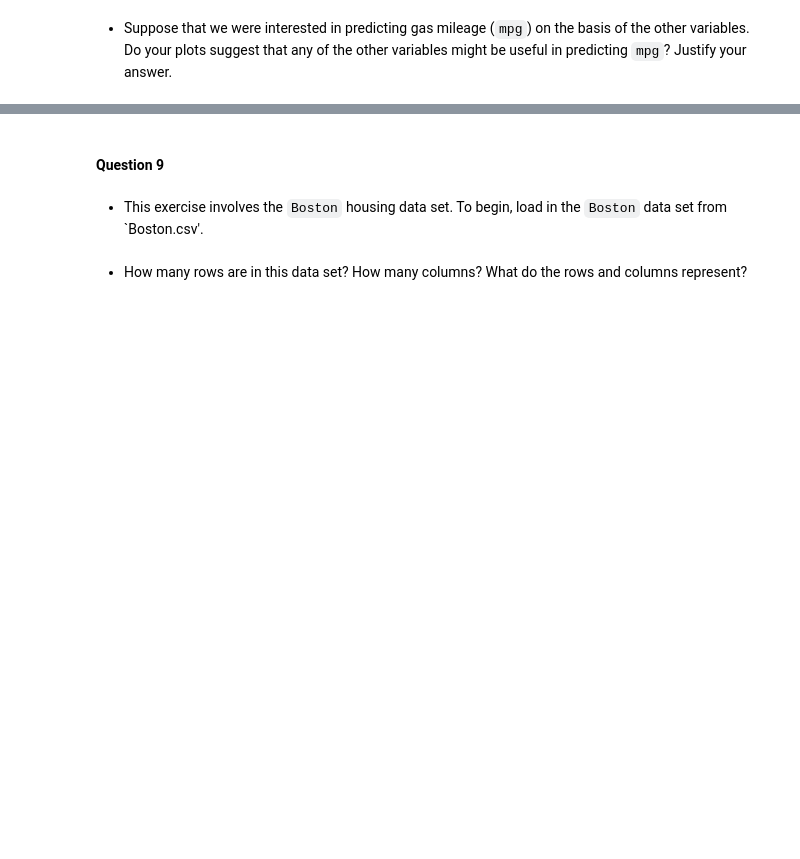
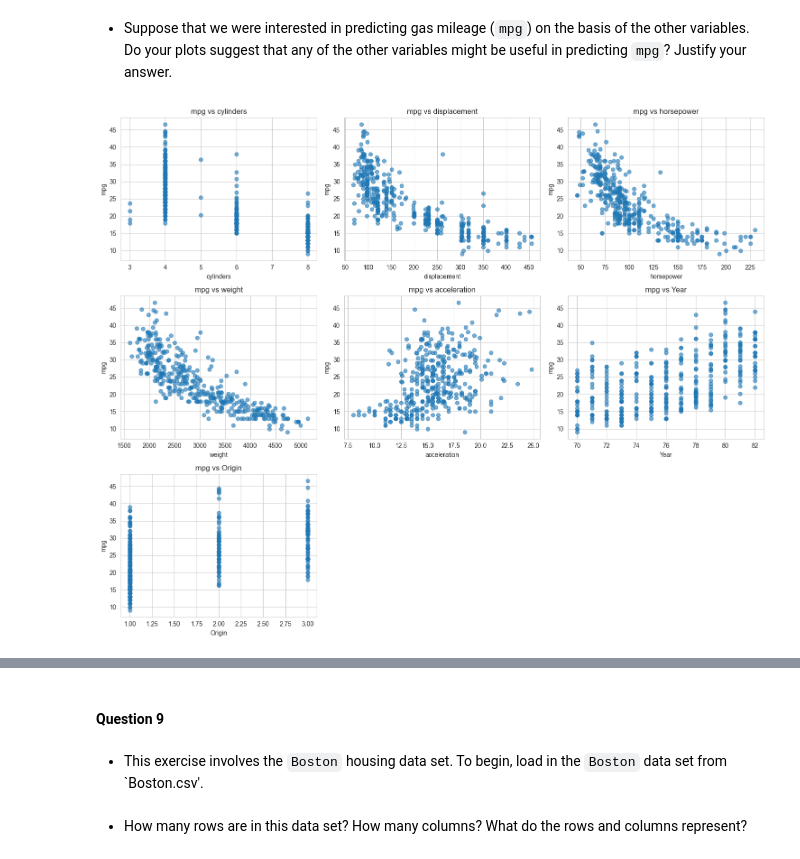
Before and after one commit to YashviKommidi/Machine_learning_26, a Jupyter notebook: KOMMIDI_HW2.ipynb, the cells around one changed output, grey strips where cells are left out. Cells and saved outputs as stored; diff of their text form; code cells hidden in the pictures; blank space fills up the shorter version.

```diff
--- a/KOMMIDI_HW2.ipynb
+++ b/KOMMIDI_HW2.ipynb
@@ -646,7 +687,59 @@ acceleration:
 # %% [markdown]
 - Suppose that we were interested in predicting gas mileage (`mpg`) on the basis of the other variables. Do your plots suggest that any of the other variables might be useful in predicting `mpg`? Justify your answer.
 # %%
-# BEGIN SOLUTION
+import matplotlib.pyplot as plt
 
-# END SOLUTION
+# creating plots with MPG vs each of the other predictors
+fig, axes = plt.subplots(3, 3, figsize=(15, 12))
+
+# plot for mpg vs cylinders
+axes[0, 0].scatter(auto['cylinders'], auto['mpg'], alpha=0.6)
+axes[0, 0].set_xlabel('cylinders')
+axes[0, 0].set_ylabel('mpg')
+axes[0, 0].set_title('mpg vs cylinders')
+
+# plot for mpg vs displacement
+axes[0, 1].scatter(auto['displacement'], auto['mpg'], alpha=0.6)
+axes[0, 1].set_xlabel('displacement')
+axes[0, 1].set_ylabel('mpg')
+axes[0, 1].set_title('mpg vs displacement')
+
+# plot for mpg vs horsepower
+axes[0, 2].scatter(auto['horsepower'], auto['mpg'], alpha=0.6)
+axes[0, 2].set_xlabel('horsepower')
+axes[0, 2].set_ylabel('mpg')
+axes[0, 2].set_title('mpg vs horsepower')
+
+# plot for mpg vs weight
+axes[1, 0].scatter(auto['weight'], auto['mpg'], alpha=0.6)
+axes[1, 0].set_xlabel('weight')
+axes[1, 0].set_ylabel('mpg')
+axes[1, 0].set_title('mpg vs weight')
+
+# plot for mpg vs acceleration
+axes[1, 1].scatter(auto['acceleration'], auto['mpg'], alpha=0.6)
+axes[1, 1].set_xlabel('acceleration')
+axes[1, 1].set_ylabel('mpg')
+axes[1, 1].set_title('mpg vs acceleration')
+
+# plot for mpg vs Year
+axes[1, 2].scatter(auto['year'], auto['mpg'], alpha=0.6)
+axes[1, 2].set_xlabel('Year')
+axes[1, 2].set_ylabel('mpg')
+axes[1, 2].set_title('mpg vs Year')
+
+# plot for mpg vs Origin
+axes[2, 0].scatter(auto['origin'], auto['mpg'], alpha=0.6)
+axes[2, 0].set_xlabel('Origin')
+axes[2, 0].set_ylabel('mpg')
+axes[2, 0].set_title('mpg vs Origin')
+
+
+axes[2, 1].axis('off')
+axes[2, 2].axis('off')
+
+plt.tight_layout()
+plt.show()
+# %% [output]
+[figure, added]
 # %% [markdown]
```
Also changed, not shown: parts of 4 cells of this notebook.
